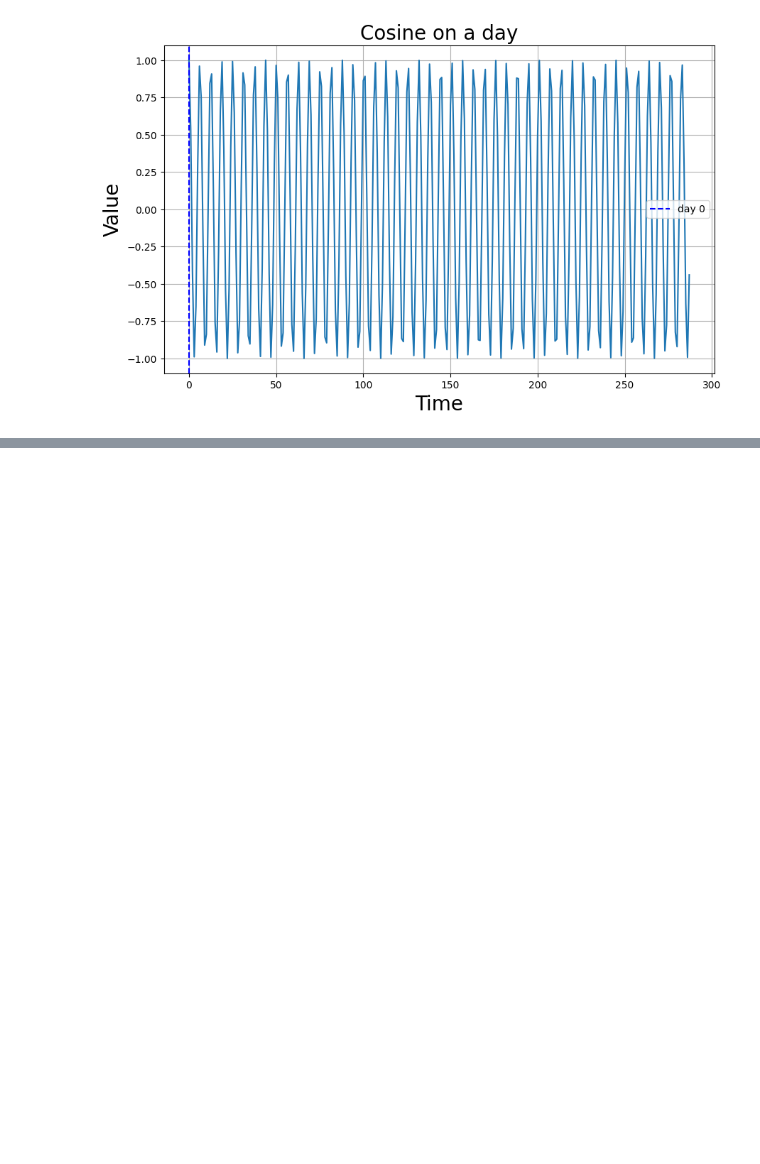
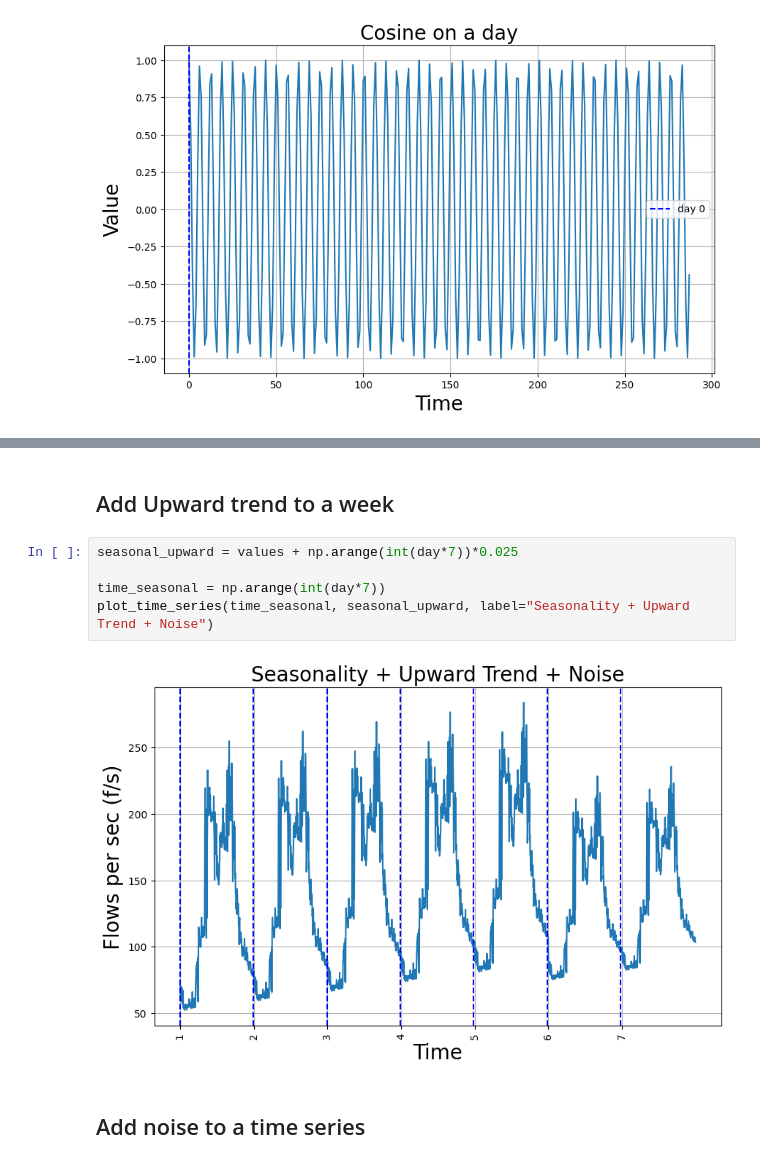
Before and after one commit to Raniita/traffic-forecast, a Jupyter notebook: notebooks/synthetic_data_linkcount.ipynb, the cells around one changed output, grey strips where cells are left out. Saved outputs shown, nothing was run; the diff lists cells and outputs as text; blank space fills up the shorter version.

```diff
--- a/notebooks/synthetic_data_linkcount.ipynb
+++ b/notebooks/synthetic_data_linkcount.ipynb
@@ -132,0 +223,11 @@ No artists with labels found to put in legend.  Note that artists whose label st
+# %% [markdown]
+## Add Upward trend to a week
+# %%
+seasonal_upward = values + np.arange(int(day*7))*0.025
+
+time_seasonal = np.arange(int(day*7))
+plot_time_series(time_seasonal, seasonal_upward, label="Seasonality + Upward Trend + Noise")
+# %% [output]
+[figure, added]
+# %% [markdown]
+## Add noise to a time series
```
Also changed, not shown: parts of 20 cells of this notebook, 2 other files.
